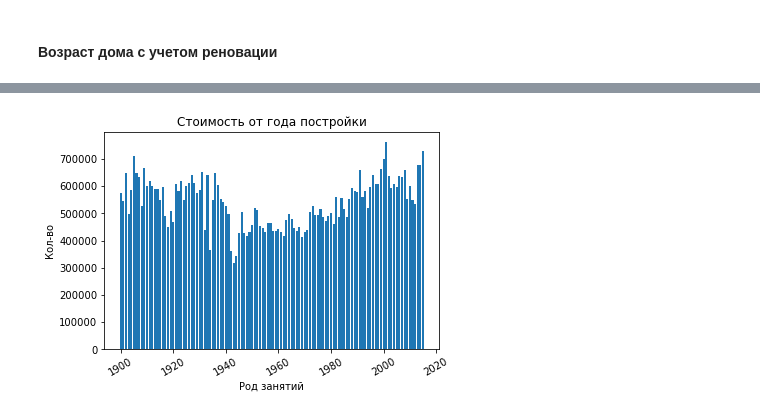
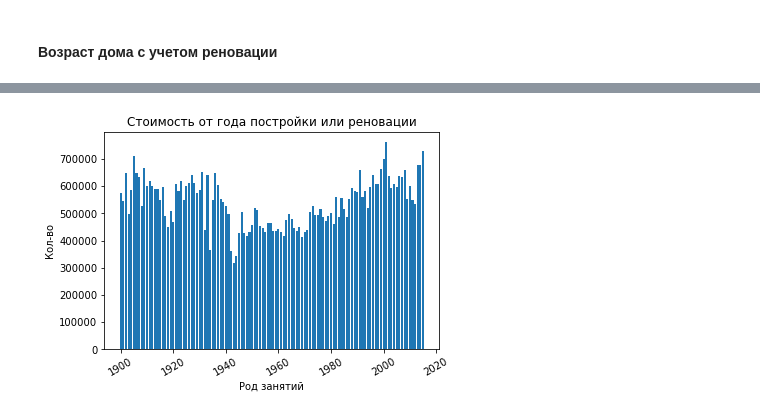
Before and after one commit to nordl1ng/b_a, a Jupyter notebook: hw_4/HW_4.ipynb, the cells around one changed output, grey strips where cells are left out. Drawn from its saved outputs; the diff is of its cells as text; code cells hidden in the pictures.

```diff
--- a/hw_4/HW_4.ipynb
+++ b/hw_4/HW_4.ipynb
@@ -303,11 +354,11 @@ data.head()
 # %%
 plt.figure(figsize=(6, 4))
 
 plt.bar(data['delta_renovated'], data['count'])
 
-plt.title('Стоимость от года постройки')
+plt.title('Стоимость от года постройки или реновации')
 plt.xlabel('Род занятий')
 plt.ylabel('Кол-во')
 plt.xticks(rotation=30);
 # %% [output]
-[figure, old version]
+[figure, new version]
```
Also changed, not shown: parts of 47 cells of this notebook.
